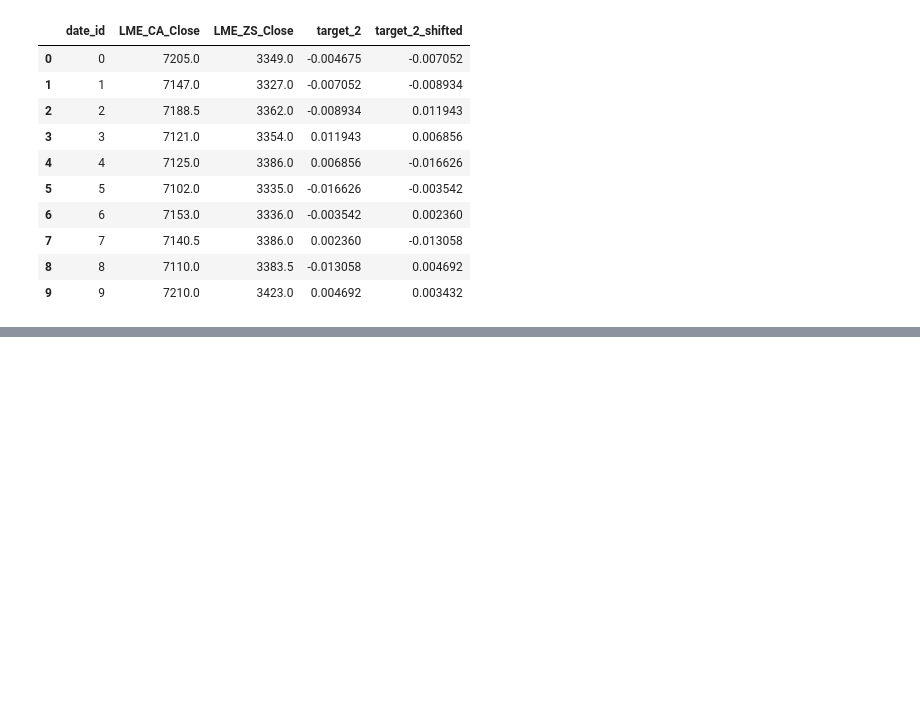
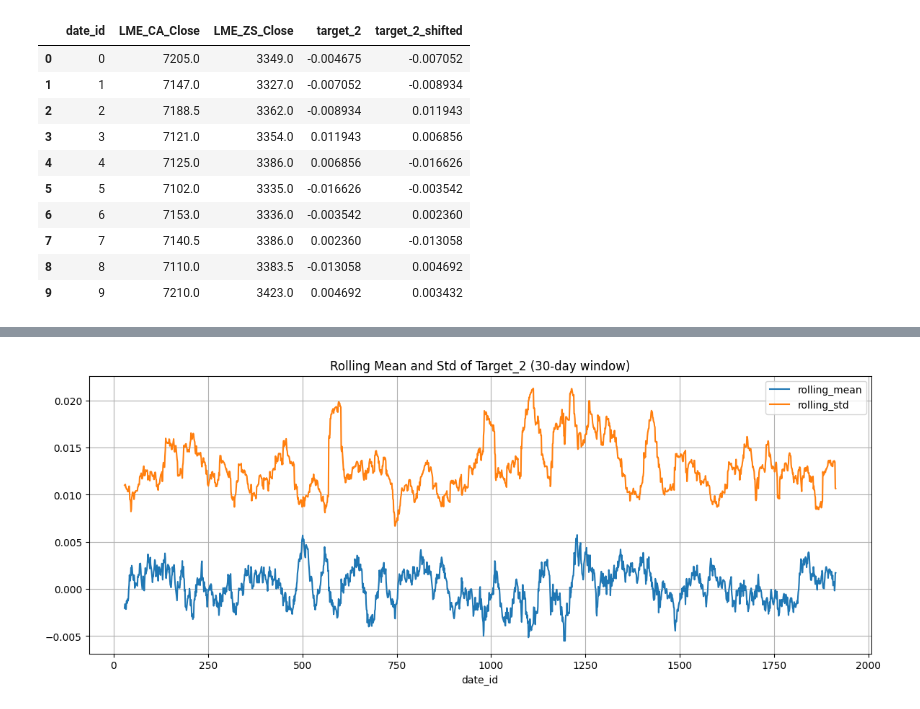
Before and after one commit to Drew-Woodz/kaggle_competitions, a Jupyter notebook: Commodity_Prediction/notebooks/data_Explorer.ipynb, the cells around one changed output, grey strips where cells are left out. Cells and saved outputs as stored; diff of their text form; code cells hidden in the pictures; blank space fills up the shorter version.

```diff
--- a/Commodity_Prediction/notebooks/data_Explorer.ipynb
+++ b/Commodity_Prediction/notebooks/data_Explorer.ipynb
@@ -39,0 +69,10 @@ merged_df[['date_id', 'LME_CA_Close', 'LME_ZS_Close', 'target_2', 'target_2_shif
+# %%
+merged_df['rolling_mean'] = merged_df['target_2_shifted'].rolling(30).mean()
+merged_df['rolling_std'] = merged_df['target_2_shifted'].rolling(30).std()
+
+merged_df[['date_id', 'rolling_mean', 'rolling_std']].plot(x='date_id', figsize=(14,5))
+plt.title("Rolling Mean and Std of Target_2 (30-day window)")
+plt.grid(True)
+plt.show()
+# %% [output]
+[figure, added]
```
Also changed, not shown: parts of 8 cells of this notebook, 1 other file.
